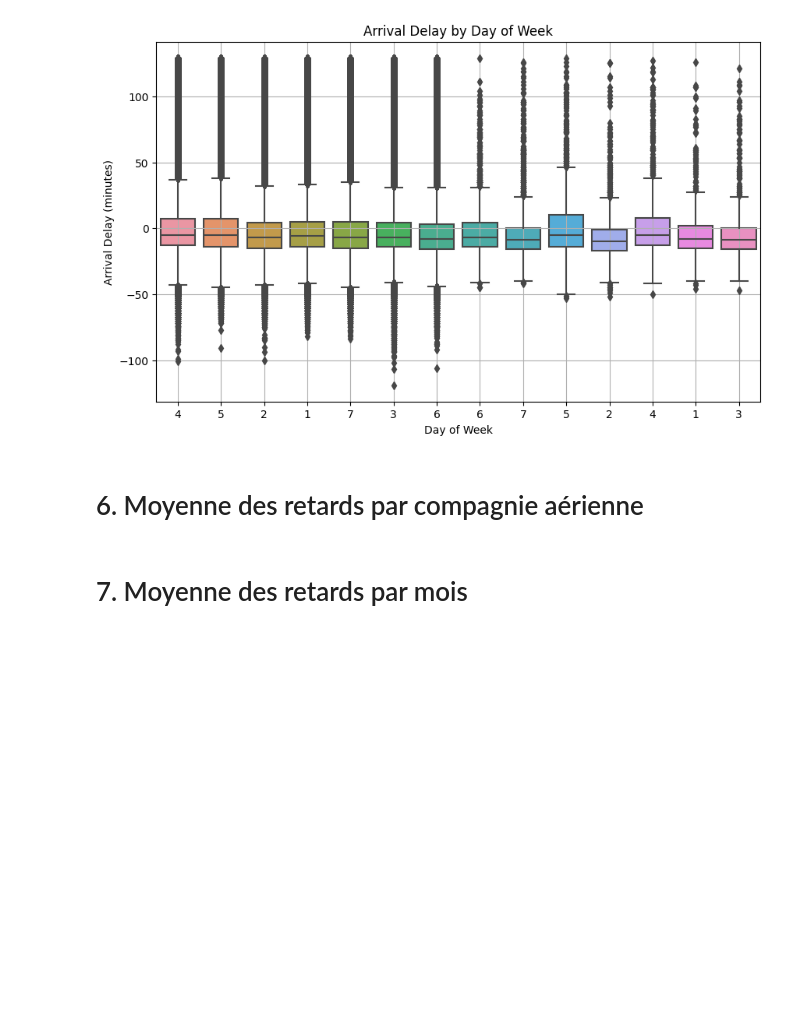
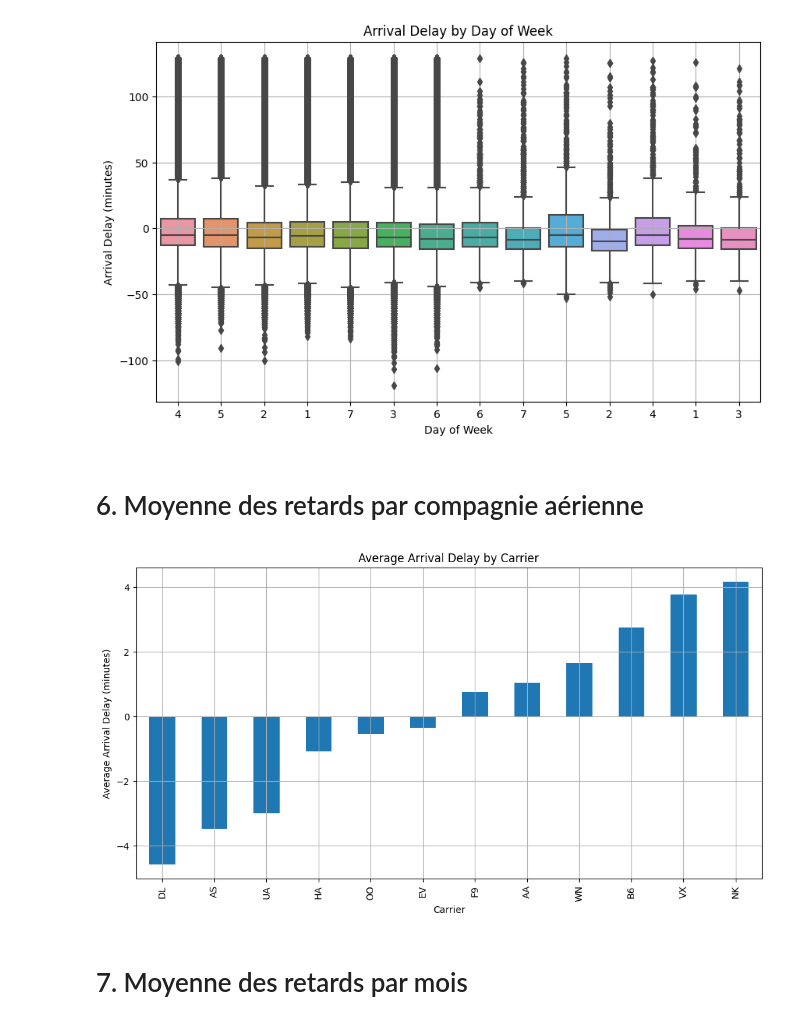
Before and after one commit to gdemerges/plane_delay, a Jupyter notebook: EDA.ipynb, the cells around one changed output. Cells and saved outputs as stored; diff of their text form; code cells hidden in the pictures; blank space fills up the shorter version.

```diff
--- a/EDA.ipynb
+++ b/EDA.ipynb
@@ -207,15 +252,17 @@ plt.show()
 # %% [markdown]
 # 6. Moyenne des retards par compagnie aérienne
 # %%
-if 'CARRIER' in df_cleaned.columns:
-    carrier_delay_mean = df_cleaned.groupby('CARRIER')['ARR_DELAY'].mean().sort_values()
+if 'UNIQUE_CARRIER' in df_cleaned.columns:
+    carrier_delay_mean = df_cleaned.groupby('UNIQUE_CARRIER')['ARR_DELAY'].mean().sort_values()
     plt.figure(figsize=(12, 6))
     carrier_delay_mean.plot(kind='bar')
     plt.title('Average Arrival Delay by Carrier')
     plt.xlabel('Carrier')
     plt.ylabel('Average Arrival Delay (minutes)')
     plt.grid(True)
     plt.show()
+# %% [output]
+[figure, added]
 # %% [markdown]
 # 7. Moyenne des retards par mois
 # %%
```
Also changed, not shown: parts of 12 cells of this notebook, 1 other file.
